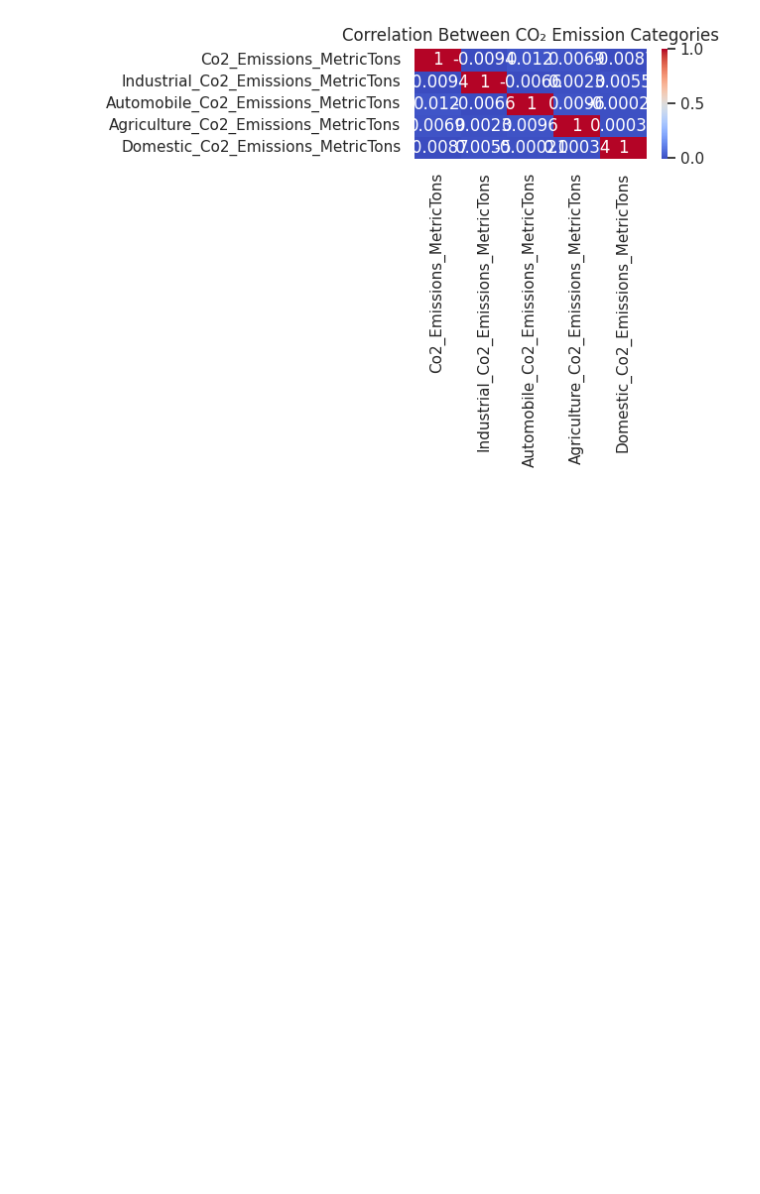
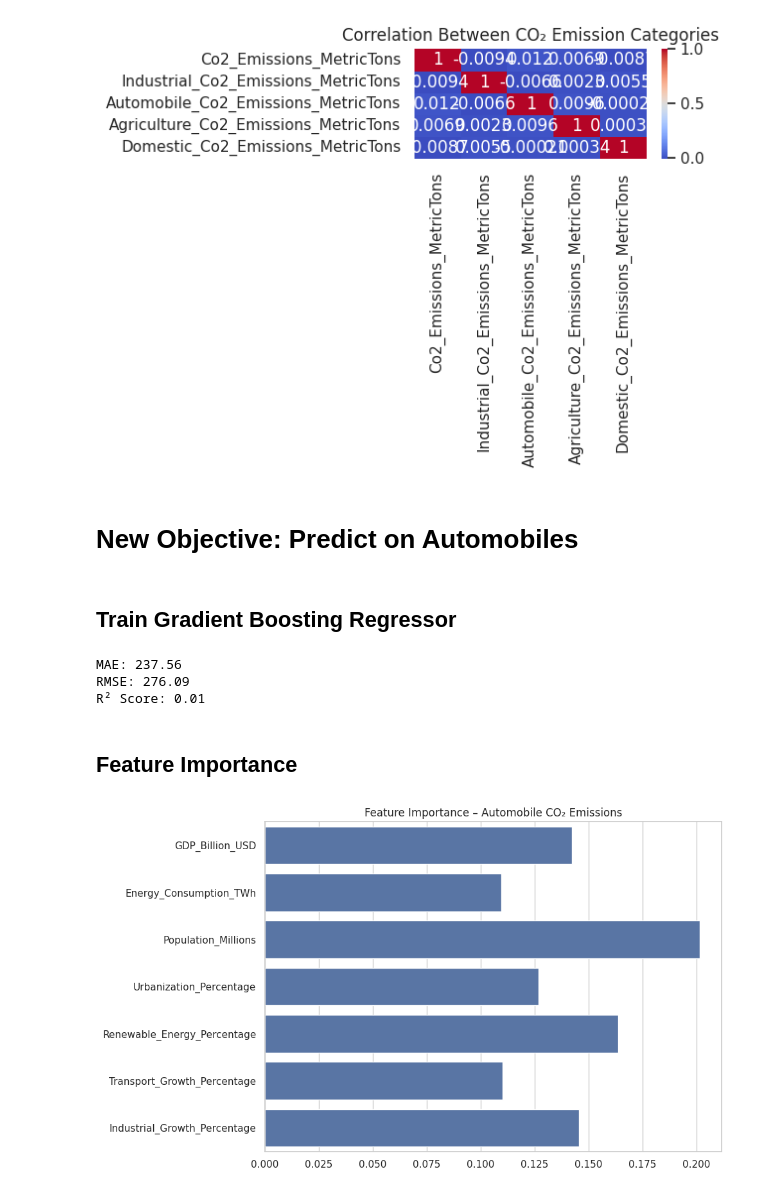
Before and after one commit to nmawulorm/iot-encryption-optimization, a Jupyter notebook: zulaiha/machine-learning.ipynb, the cells around one changed output. Saved outputs shown, nothing was run; the diff lists cells and outputs as text; code cells hidden in the pictures; blank space fills up the shorter version.

Commit message:
fix(machine-learning): Tried trianing the correlation with Automobiles and the R squared was still low.

```diff
--- a/zulaiha/machine-learning.ipynb
+++ b/zulaiha/machine-learning.ipynb
@@ -649,3 +649,5 @@ plt.tight_layout()
 plt.show()
 # %% [output]
 [figure]
+# %% [markdown]
+# New Objective: Predict on Automobiles
@@ -651,0 +676,40 @@ plt.show()
+# %% [markdown]
+## Train Gradient Boosting Regressor
+# %%
+from sklearn.ensemble import GradientBoostingRegressor
+from sklearn.metrics import mean_absolute_error, mean_squared_error, r2_score
+
+# Model training
+model = GradientBoostingRegressor(n_estimators=100, random_state=42)
+model.fit(X_train, y_train)
+
+# Predict and evaluate
+y_pred = model.predict(X_test)
+
+mae = mean_absolute_error(y_test, y_pred)
+rmse = mean_squared_error(y_test, y_pred) ** 0.5
+r2 = r2_score(y_test, y_pred)
+
+print(f"MAE: {mae:.2f}")
+print(f"RMSE: {rmse:.2f}")
+print(f"R² Score: {r2:.2f}")
+# %% [output]
+MAE: 237.56
+RMSE: 276.09
+R² Score: 0.01
+# %% [markdown]
+## Feature Importance
+# %%
+import matplotlib.pyplot as plt
+import seaborn as sns
+
+# Feature importance
+importances = model.feature_importances_
+
+plt.figure(figsize=(10, 6))
+sns.barplot(x=importances, y=features)
+plt.title("Feature Importance – Automobile CO₂ Emissions")
+plt.tight_layout()
+plt.show()
+# %% [output]
+[figure, added]
```
Also changed, not shown: parts of 1 cell of this notebook.
